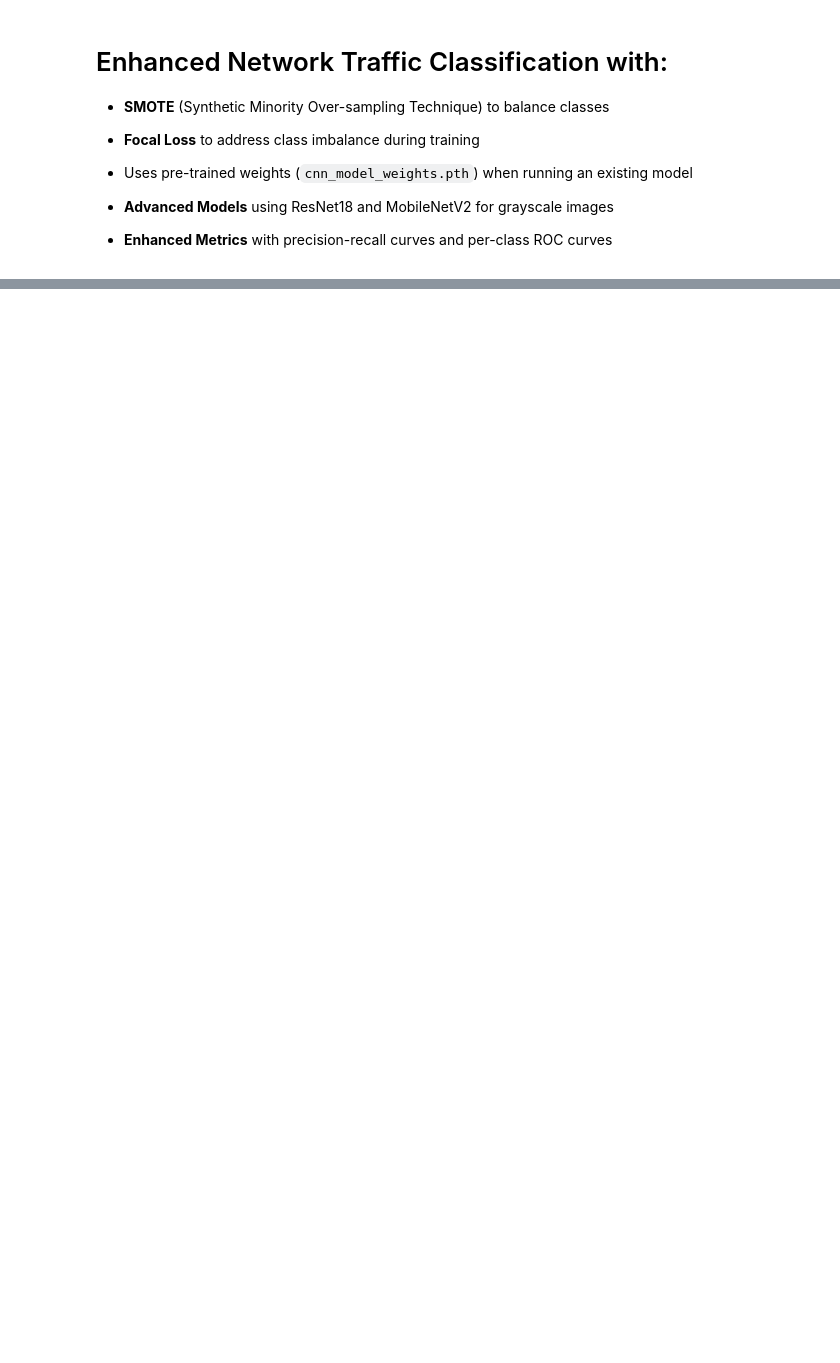
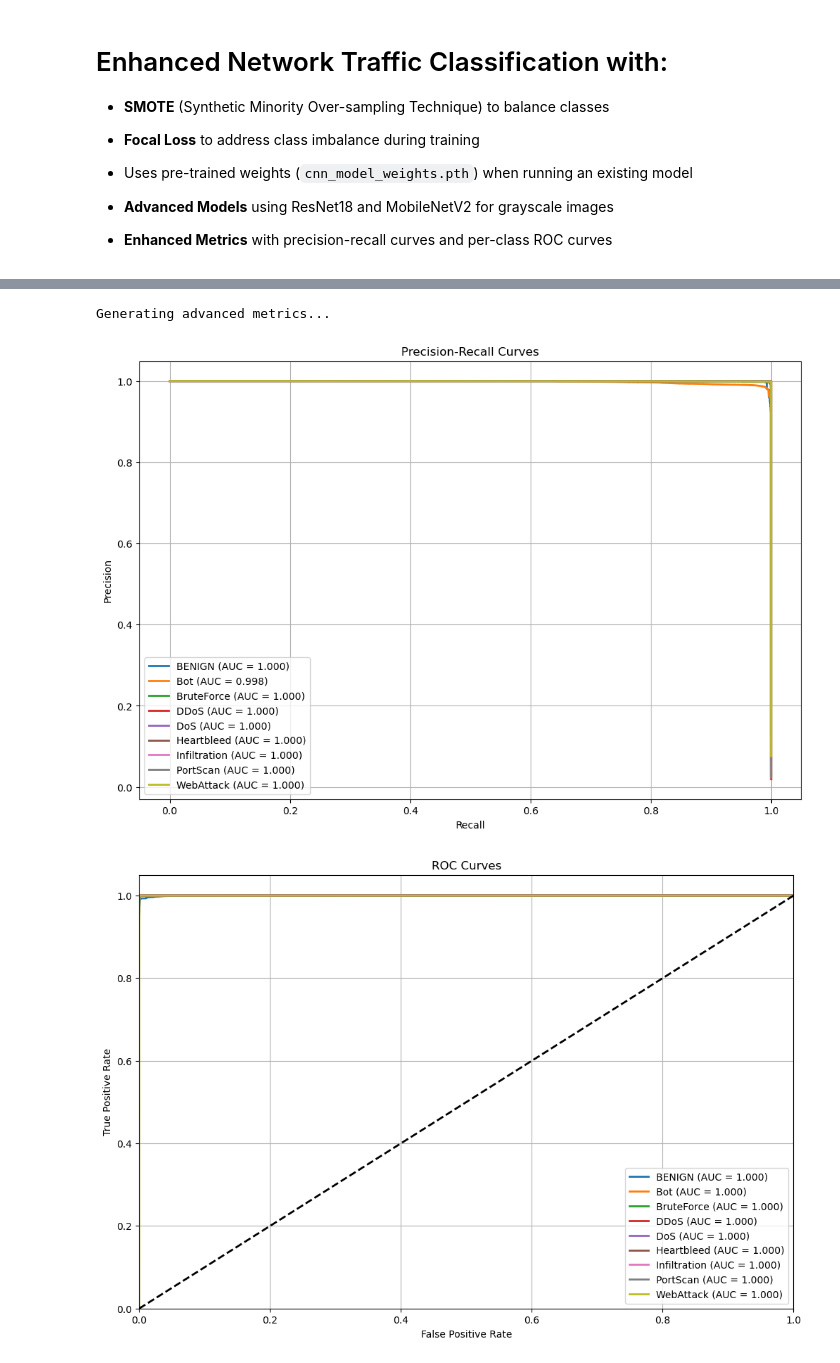
Before and after one commit to Anmol-tech/CSEN-240-ML-Major, a Jupyter notebook: pca_gafs_enhanced_final_cuda.ipynb, the cells around one changed output, grey strips where cells are left out. Cells and saved outputs as stored; diff of their text form; code cells hidden in the pictures; blank space fills up the shorter version.

```diff
--- a/pca_gafs_enhanced_final_cuda.ipynb
+++ b/pca_gafs_enhanced_final_cuda.ipynb
@@ -495,34 +500,38 @@ def plot_roc_curves(y_true, y_pred_proba, classes):
     plt.xlabel('False Positive Rate')
     plt.ylabel('True Positive Rate')
     plt.title('ROC Curves')
     plt.legend(loc='lower right')
     plt.grid(True)
     plt.savefig('roc_curves.png')
     plt.show()
 
 # After model evaluation, add these lines:
 print("Generating advanced metrics...")
 # Get class probabilities on test data
 model.eval()
 test_probs = []
 test_labels = []
 
 with torch.no_grad():
-    for inputs, labels in test_loader:
+    for inputs, labels in val_loader:
         inputs = inputs.to(device)
         outputs = model(inputs)
         probs = torch.nn.functional.softmax(outputs, dim=1)
         test_probs.append(probs.cpu().numpy())
         test_labels.append(labels.numpy())
 
 # Concatenate batches
 test_probs = np.concatenate(test_probs)
 test_labels = np.concatenate(test_labels)
 
 # Plot precision-recall and ROC curves
 class_names = list(dataset.label_map.keys())
 plot_precision_recall_curves(test_labels, test_probs, class_names)
 plot_roc_curves(test_labels, test_probs, class_names)
+# %% [output]
+Generating advanced metrics...
+[figure, added]
+[figure, added]
 # %%
 import seaborn as sns
 import matplotlib.pyplot as plt
```
Also changed, not shown: parts of 8 cells of this notebook, 4 other files.
